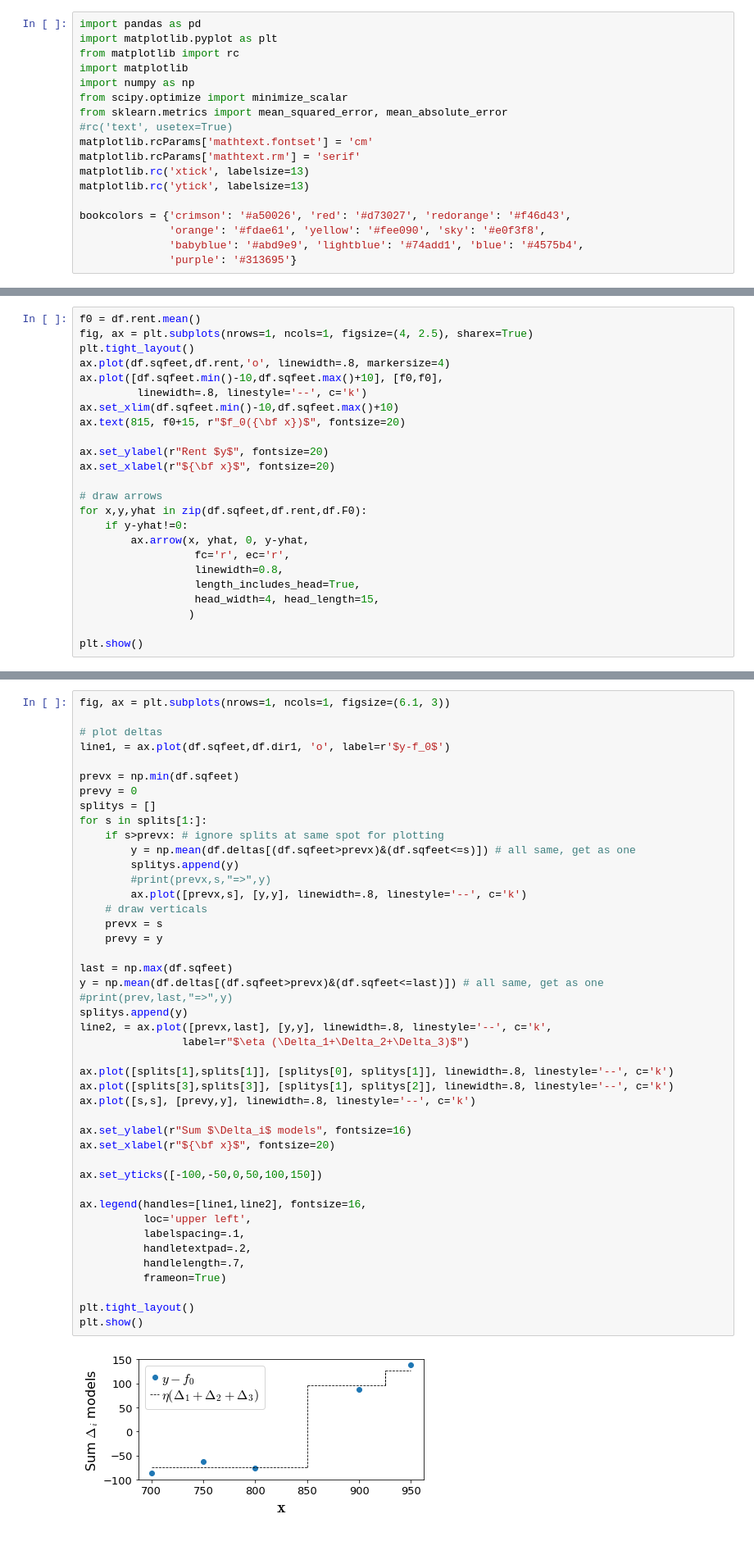
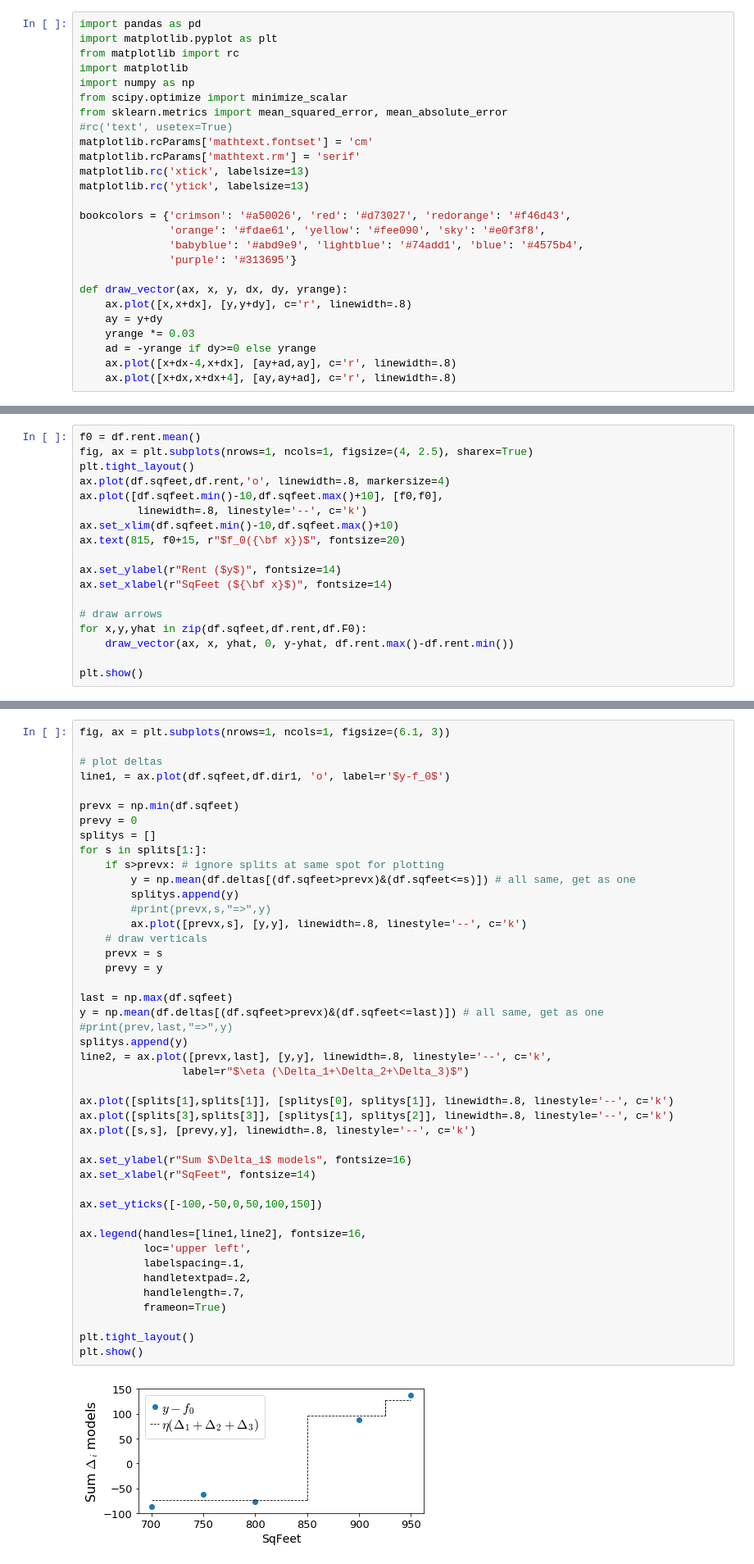
Before and after one commit to parrt/ml-articles, a Jupyter notebook: gradient-boosting/notebooks/dev-mse.ipynb, the cells around one changed output, grey strips where cells are left out. Shown at 82% size. Saved outputs shown, nothing was run; the diff lists cells and outputs as text.

Commit message:
improve images!

```diff
--- a/gradient-boosting/notebooks/dev-mse.ipynb
+++ b/gradient-boosting/notebooks/dev-mse.ipynb
@@ -18,6 +18,14 @@ bookcolors = {'crimson': '#a50026', 'red': '#d73027', 'redorange': '#f46d43',
               'orange': '#fdae61', 'yellow': '#fee090', 'sky': '#e0f3f8',
               'babyblue': '#abd9e9', 'lightblue': '#74add1', 'blue': '#4575b4',
               'purple': '#313695'}
+
+def draw_vector(ax, x, y, dx, dy, yrange):
+    ax.plot([x,x+dx], [y,y+dy], c='r', linewidth=.8)
+    ay = y+dy
+    yrange *= 0.03
+    ad = -yrange if dy>=0 else yrange
+    ax.plot([x+dx-4,x+dx], [ay+ad,ay], c='r', linewidth=.8)
+    ax.plot([x+dx,x+dx+4], [ay,ay+ad], c='r', linewidth=.8)
 # %%
 def data():
     df = pd.DataFrame(data={"sqfeet":[700,950,800,900,750]})
@@ -107,18 +115,12 @@ ax.plot([df.sqfeet.min()-10,df.sqfeet.max()+10], [f0,f0],
 ax.set_xlim(df.sqfeet.min()-10,df.sqfeet.max()+10)
 ax.text(815, f0+15, r"$f_0({\bf x})$", fontsize=20)
 
-ax.set_ylabel(r"Rent $y$", fontsize=20)
-ax.set_xlabel(r"${\bf x}$", fontsize=20)
+ax.set_ylabel(r"Rent ($y$)", fontsize=14)
+ax.set_xlabel(r"SqFeet (${\bf x}$)", fontsize=14)
 
 # draw arrows
 for x,y,yhat in zip(df.sqfeet,df.rent,df.F0):
-    if y-yhat!=0:
-        ax.arrow(x, yhat, 0, y-yhat,
-                  fc='r', ec='r',
-                  linewidth=0.8,
-                  length_includes_head=True,
-                  head_width=4, head_length=15,
-                 )
+    draw_vector(ax, x, yhat, 0, y-yhat, df.rent.max()-df.rent.min())
 
 plt.show()
 # %% [output]
@@ -292,35 +289,35 @@ for s in splits[1:]:
         ax.plot([prevx,s], [y,y], linewidth=.8, linestyle='--', c='k')
     # draw verticals
     prevx = s
     prevy = y
 
 last = np.max(df.sqfeet)
 y = np.mean(df.deltas[(df.sqfeet>prevx)&(df.sqfeet<=last)]) # all same, get as one
 #print(prev,last,"=>",y)
 splitys.append(y)
 line2, = ax.plot([prevx,last], [y,y], linewidth=.8, linestyle='--', c='k',
                 label=r"$\eta (\Delta_1+\Delta_2+\Delta_3)$")
 
 ax.plot([splits[1],splits[1]], [splitys[0], splitys[1]], linewidth=.8, linestyle='--', c='k')
 ax.plot([splits[3],splits[3]], [splitys[1], splitys[2]], linewidth=.8, linestyle='--', c='k')
 ax.plot([s,s], [prevy,y], linewidth=.8, linestyle='--', c='k')
 
 ax.set_ylabel(r"Sum $\Delta_i$ models", fontsize=16)
-ax.set_xlabel(r"${\bf x}$", fontsize=20)
+ax.set_xlabel(r"SqFeet", fontsize=14)
 
 ax.set_yticks([-100,-50,0,50,100,150])
 
 ax.legend(handles=[line1,line2], fontsize=16,
           loc='upper left',
           labelspacing=.1,
           handletextpad=.2,
           handlelength=.7,
           frameon=True)
 
 plt.tight_layout()
 plt.show()
 # %% [output]
-[figure, old version]
+[figure, new version]
 # %% [markdown]
 ### Add in f0
 # %%
```
Also changed, not shown: parts of 3 cells of this notebook, 2 other files.
